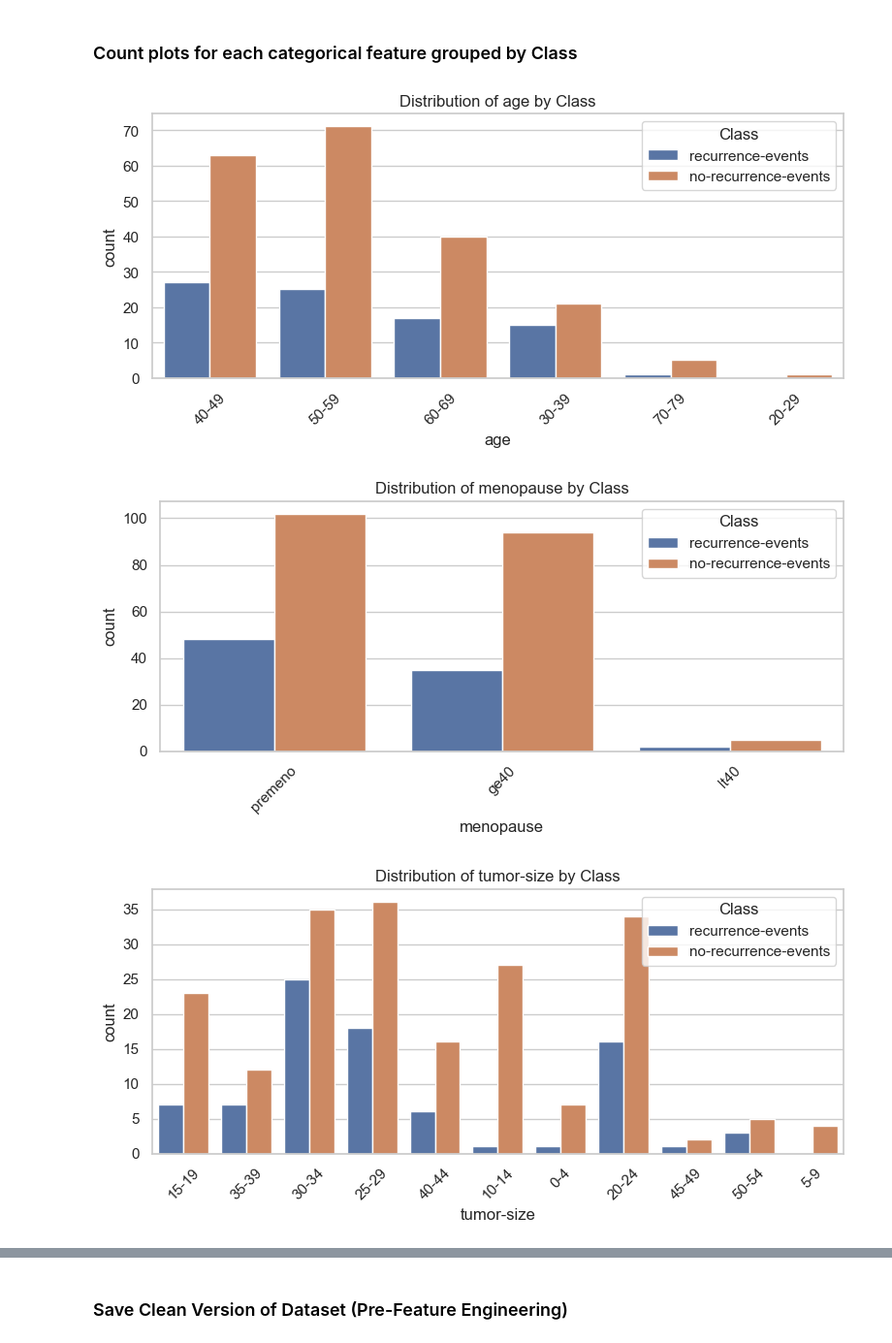
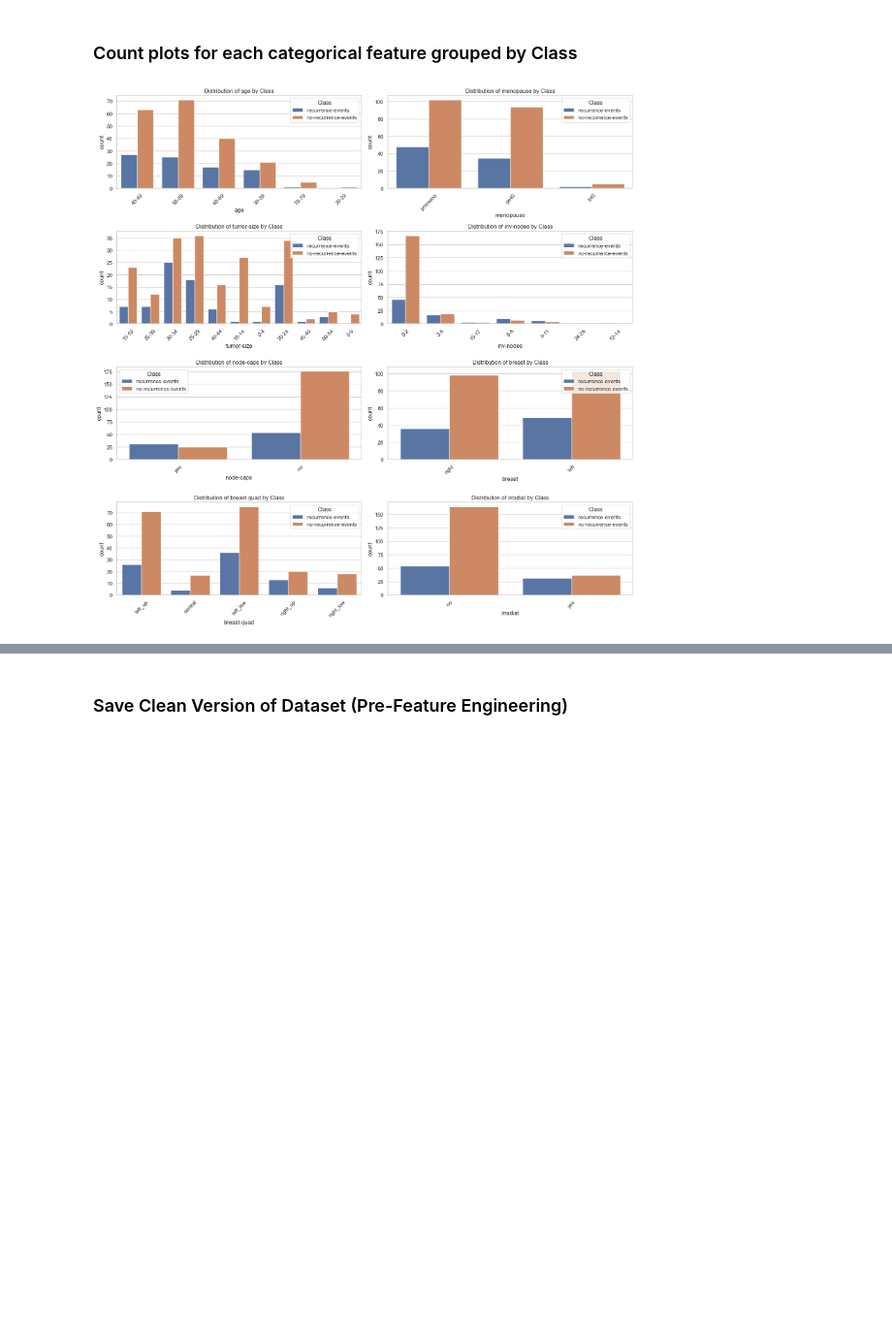
Before and after one commit to TarikBugraAy/breast-cancer-clustering-classification, a Jupyter notebook: Notebooks/eda.ipynb, the cells around one changed output, grey strips where cells are left out. Shown: that part at 97% size. Cells and saved outputs as stored; diff of their text form; code cells hidden in the pictures; blank space fills up the shorter version.

```diff
--- a/Notebooks/eda.ipynb
+++ b/Notebooks/eda.ipynb
@@ -144,22 +144,31 @@ df = df.fillna({
 # %%
 import matplotlib.pyplot as plt
 import seaborn as sns
 
 # Set theme
 sns.set_theme(style="whitegrid")
 
-# Plot count plots for key categorical features
+# Plot count plots for key categorical features in one figure
 cat_features = ['age', 'menopause', 'tumor-size', 'inv-nodes', 'node-caps',
                 'breast', 'breast-quad', 'irradiat']
 
-for feature in cat_features:
-    plt.figure(figsize=(8, 4))
-    sns.countplot(data=df, x=feature, hue="Class")
-    plt.title(f"Distribution of {feature} by Class")
-    plt.xticks(rotation=45)
-    plt.tight_layout()
-    plt.show()
+n_features = len(cat_features)
+n_cols = 2
+n_rows = (n_features + 1) // n_cols
+
+fig, axes = plt.subplots(n_rows, n_cols, figsize=(16, 4 * n_rows))
+axes = axes.flatten()
+
+for i, feature in enumerate(cat_features):
+    sns.countplot(data=df, x=feature, hue="Class", ax=axes[i])
+    axes[i].set_title(f"Distribution of {feature} by Class")
+    axes[i].tick_params(axis='x', rotation=45)
+
+# Hide any unused subplots
+for j in range(i + 1, len(axes)):
+    fig.delaxes(axes[j])
+
+plt.tight_layout()
+plt.show()
 # %% [output]
-[figure, old version]
+[figure, new version]
-[figure, removed]
-[figure, removed]
```
Also changed, not shown: parts of 1 cell of this notebook, 2 other files.
